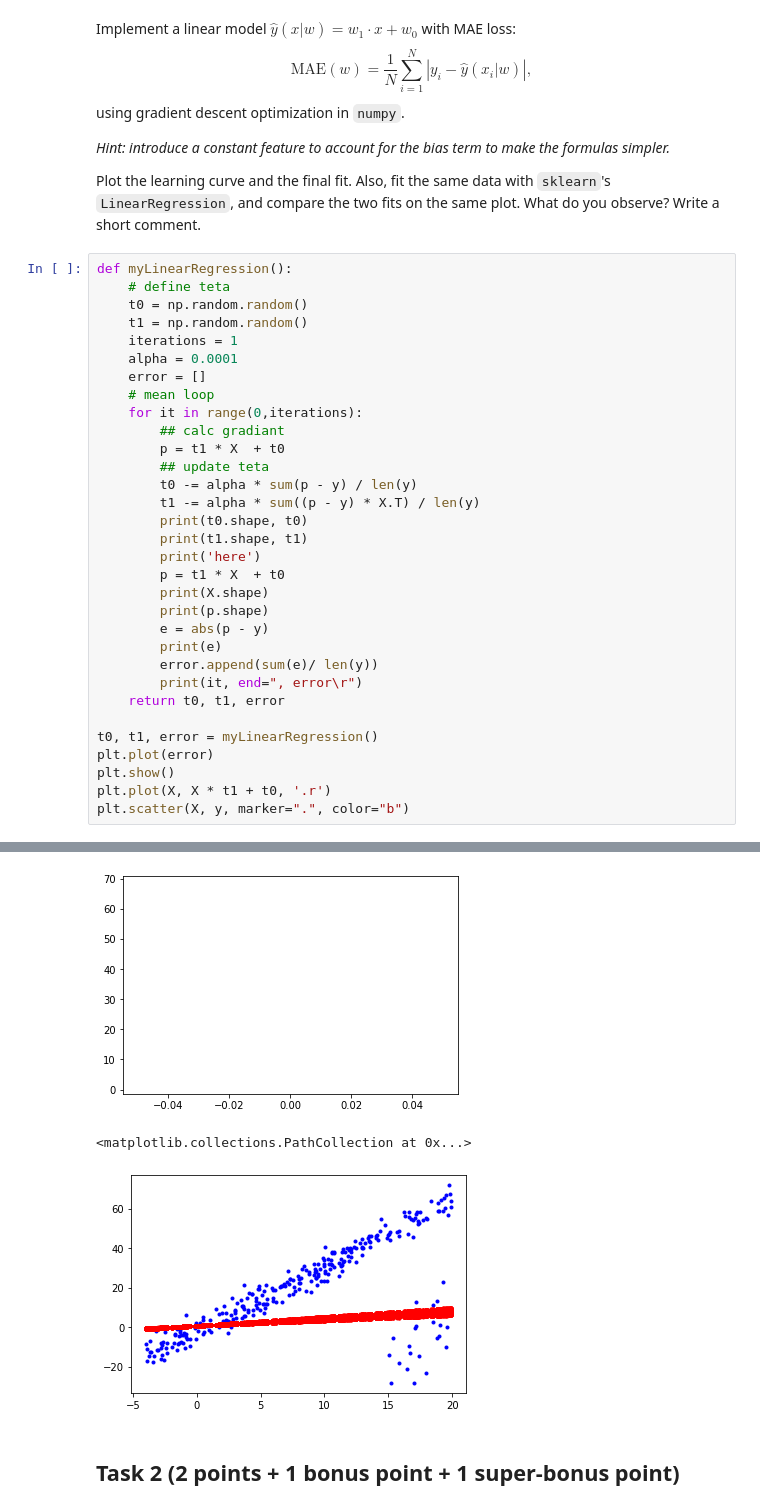
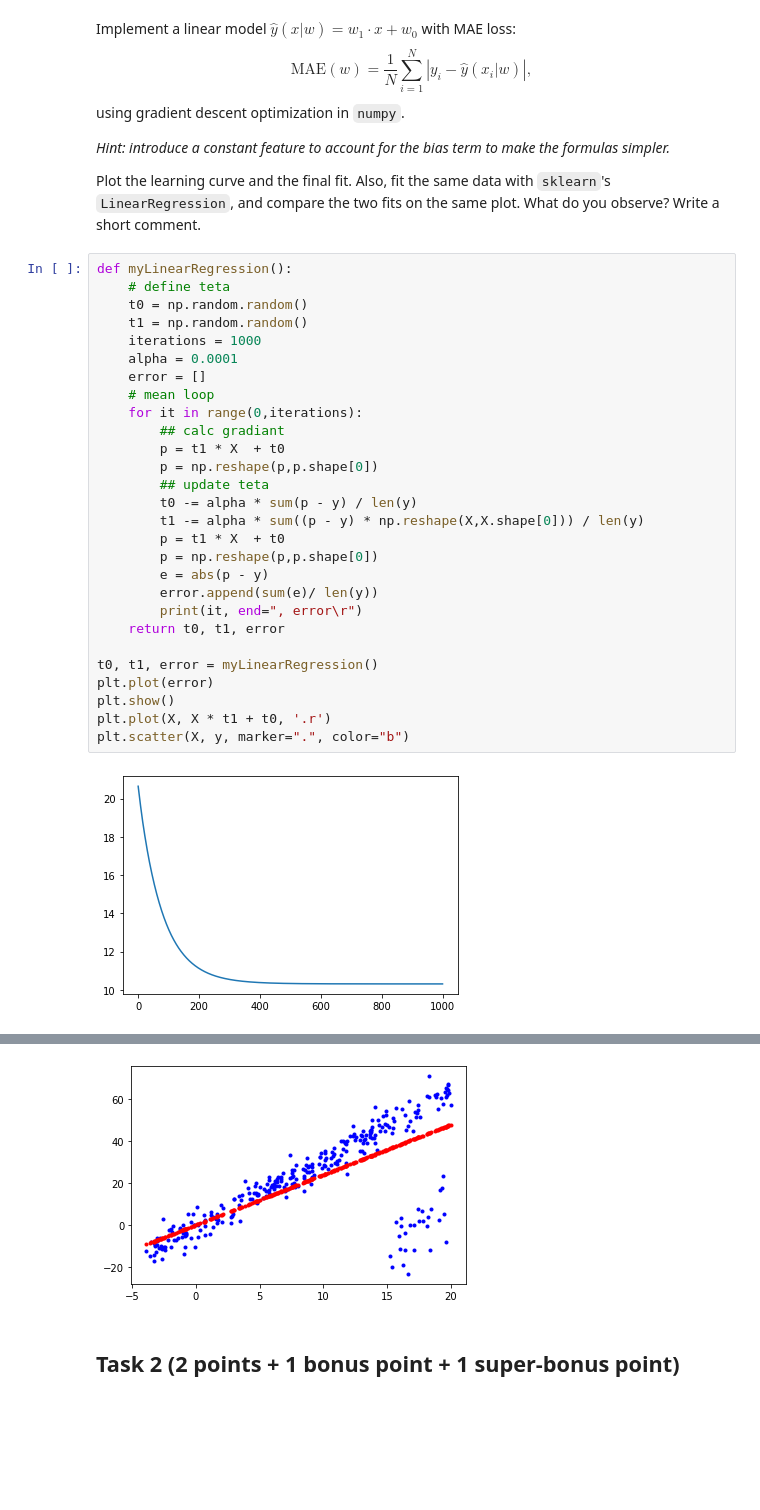
Before and after one commit to Majid-Sohrabi/MLDM-2021-HSE, a Jupyter notebook: Week 02/MLDM_2021_HW2&3.ipynb, the cells around one changed output, grey strips where cells are left out. Saved outputs shown, nothing was run; the diff lists cells and outputs as text; blank space fills up the shorter version.

```diff
--- a/Week 02/MLDM_2021_HW2&3.ipynb
+++ b/Week 02/MLDM_2021_HW2&3.ipynb
@@ -54,24 +54,20 @@ def myLinearRegression():
     # define teta
     t0 = np.random.random()
     t1 = np.random.random()
-    iterations = 1
+    iterations = 1000
     alpha = 0.0001
     error = []
     # mean loop
     for it in range(0,iterations):
         ## calc gradiant
         p = t1 * X  + t0
+        p = np.reshape(p,p.shape[0])
         ## update teta
         t0 -= alpha * sum(p - y) / len(y)
-        t1 -= alpha * sum((p - y) * X.T) / len(y)
-        print(t0.shape, t0)
-        print(t1.shape, t1)
-        print('here')
+        t1 -= alpha * sum((p - y) * np.reshape(X,X.shape[0])) / len(y)
         p = t1 * X  + t0
-        print(X.shape)
-        print(p.shape)
+        p = np.reshape(p,p.shape[0])
         e = abs(p - y)
-        print(e)
         error.append(sum(e)/ len(y))
         print(it, end=", error\r")
     return t0, t1, error
@@ -82,3 +78,4 @@ plt.show()
 plt.plot(X, X * t1 + t0, '.r')
 plt.scatter(X, y, marker=".", color="b")
 # %% [output]
+[figure, new version]
@@ -102,6 +83,4 @@ plt.scatter(X, y, marker=".", color="b")
-[figure, old version]
-<matplotlib.collections.PathCollection at 0x...>
-[figure, old version]
+[figure, new version]
 # %% [markdown]
 ## Task 2 (2 points + 1 bonus point + 1 super-bonus point)
 # %% [markdown]
```
Also changed, not shown: parts of 2 cells of this notebook.
